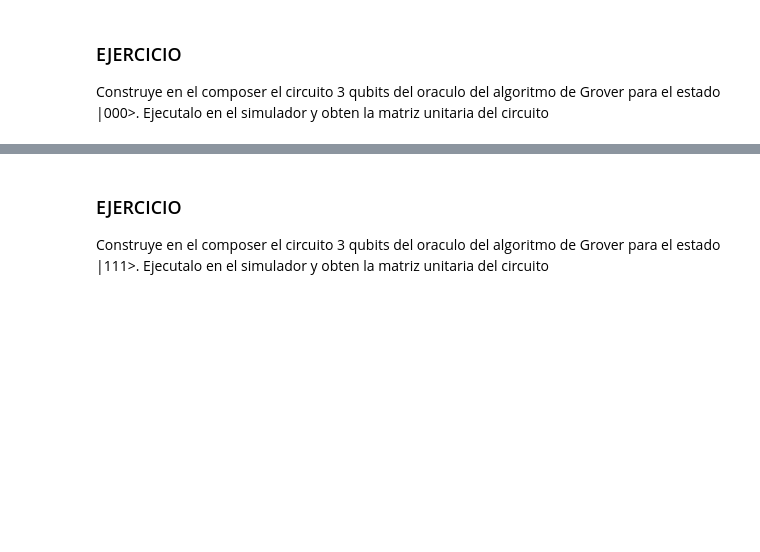
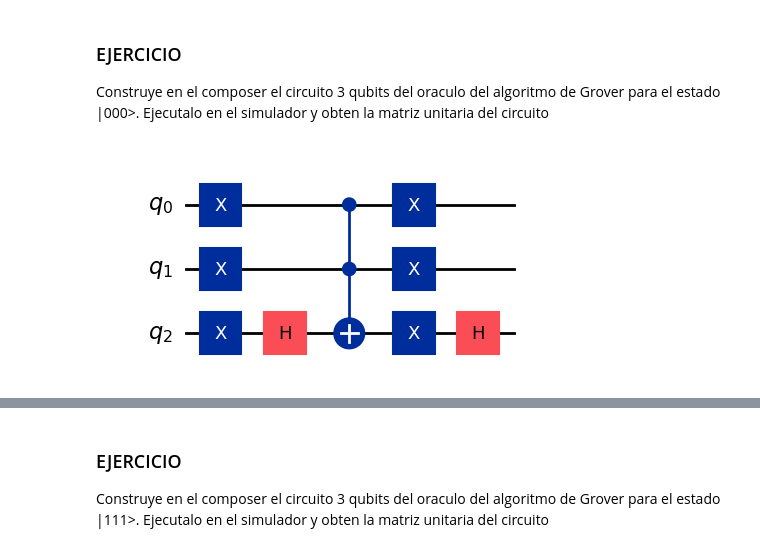
Before and after one commit to jore731/qiskit, a Jupyter notebook: 09_Grover.ipynb, the cells around one changed output, grey strips where cells are left out. Saved outputs shown, nothing was run; the diff lists cells and outputs as text; code cells hidden in the pictures; blank space fills up the shorter version.

```diff
--- a/09_Grover.ipynb
+++ b/09_Grover.ipynb
@@ -62,3 +52,16 @@ Para construir el oráculo vamos a ver primero cual es la matriz unitaria $U$ da
 
 Construye en el composer el circuito 3 qubits del oraculo del algoritmo de Grover para el estado |000>.
 Ejecutalo en el simulador y obten la matriz unitaria del circuito
+# %%
+n=2
+circuit = QuantumCircuit(n+1)
+
+circuit.x(range(n+1))
+circuit.h(n)
+circuit.ccx(*range(n), n)
+circuit.x(range(n+1))
+circuit.h(n)
+
+circuit.draw('mpl', style='iqp')
+# %% [output]
+[figure, added]
```
Also changed, not shown: parts of 6 cells of this notebook, 1 other file.
